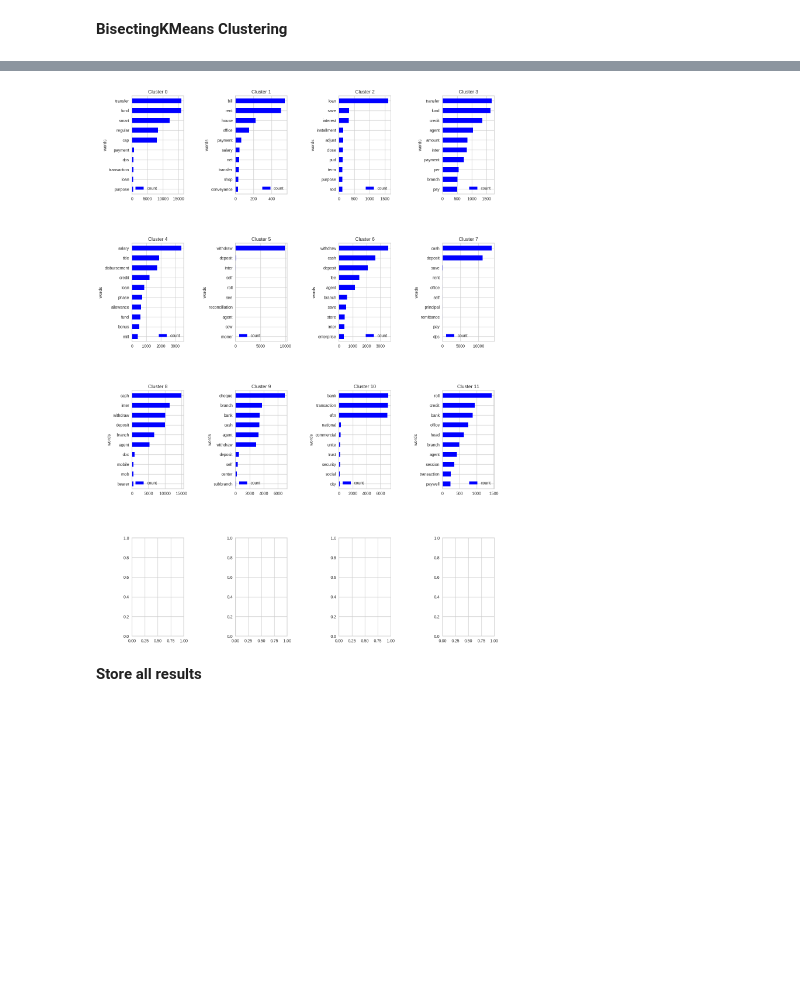
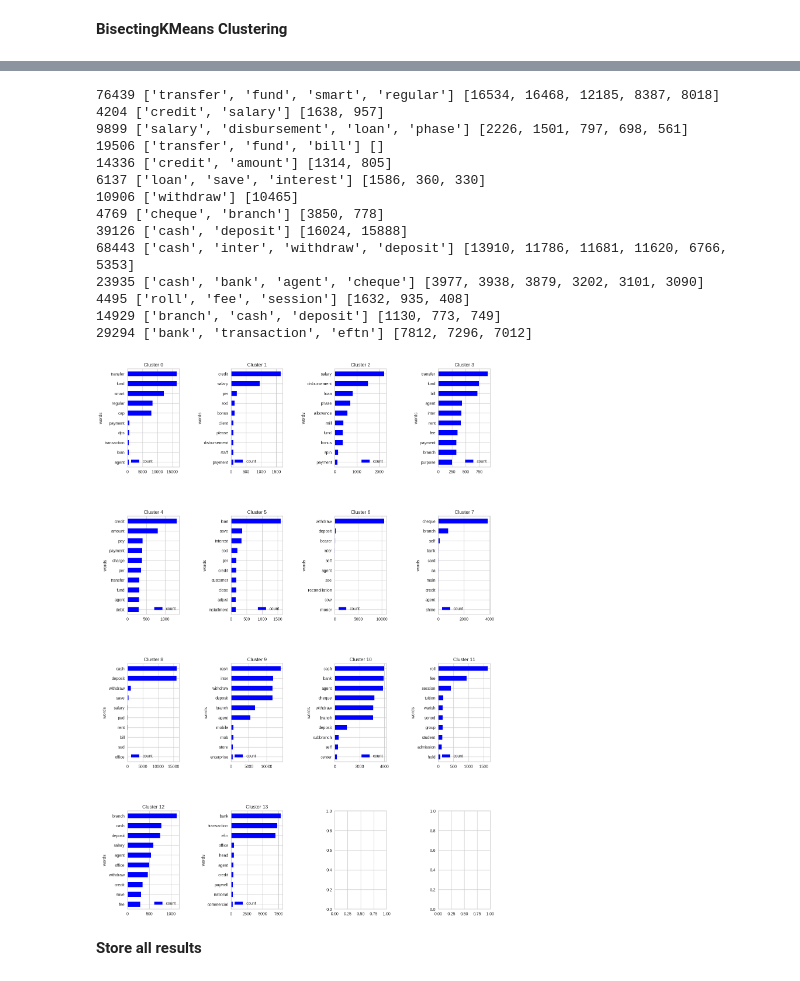
Before and after one commit to hishamcse/Business_Analytics_Transaction_Clustering, a Jupyter notebook: Training_Task.ipynb, the cells around one changed output, grey strips where cells are left out. Drawn from its saved outputs; the diff is of its cells as text; code cells hidden in the pictures; blank space fills up the shorter version.

```diff
--- a/Training_Task.ipynb
+++ b/Training_Task.ipynb
@@ -426,7 +437,7 @@ visualizer.show()        # Finalize and render figure
 # %%
 # calinski_harabasz score analysis
 
-visualizer = KElbowVisualizer(model, k=(11,18),metric='calinski_harabasz', timings= False)
+visualizer = KElbowVisualizer(model, k=(11,18),metric='calinski_harabasz', timings= True)
 visualizer.fit(vectorized_docs)        # Fit the data to the visualizer
 visualizer.show()
 # %% [output]
@@ -503,8 +540,8 @@ visualizer.show()        # Finalize and render figure
 <Axes: title={'center': 'Calinski Harabasz Score Elbow for MiniBatchKMeans Clustering'}, xlabel='k', ylabel='calinski harabasz score'>
 # %%
-batch_cluster_size = 12
+batch_cluster_size = 14
 
-km_batch = MiniBatchKMeans(n_clusters=batch_cluster_size, batch_size=1024).fit(vectorized_docs)
+km_batch = MiniBatchKMeans(n_clusters=batch_cluster_size, batch_size=1024, max_iter = 200).fit(vectorized_docs)
 
 df_clusters_minibatch = pd.DataFrame({
     "narrations": original_narrations,
@@ -534,19 +571,31 @@ import itertools
 import collections
 import matplotlib.pyplot as plt
 
-def perClusterPlot(arr,ax,title):
+most_freq_words_minibatch = [[] for _ in range(batch_cluster_size)]
+
+def perClusterPlot(arr,ax,title, clusterNo):
   lemmatized_tokens = list(arr['tokens'])
   token_list = list(itertools.chain(*lemmatized_tokens))
   counts_no = collections.Counter(token_list)
-  clean_tweets = pd.DataFrame(counts_no.most_common (15), columns=['words', 'count'])
+  clean_tweets = pd.DataFrame(counts_no.most_common (10), columns=['words', 'count'])
   clean_tweets.sort_values(by='count').plot.barh(x='words',y='count',ax=ax,color='blue', title=title)
+  s = sum(counts_no.values())
+  vals = [x[1] for x in counts_no.most_common (10) if (x[1] / s * 100.0) > 5.0]
+  if len(vals) == 0:
+    keys = [x[0] for x in counts_no.most_common (3)]
+  elif len(vals) > 4:
+    keys = [x[0] for x in counts_no.most_common (4)]
+  else:
+    keys = [x[0] for x in counts_no.most_common (len(vals))]
+  print(s, keys, vals)
+  most_freq_words_minibatch[clusterNo].append(keys)
 
 
 fig, ax = plt.subplots(nrows=int(batch_cluster_size / 4 + 1), ncols=4, figsize=(16, 24))
 plt.subplots_adjust(wspace=1, hspace=0.5)
 axe = ax.ravel()
 for i in range(batch_cluster_size):
-   perClusterPlot(df_clusters_minibatch[df_clusters_minibatch["cluster"] == i], axe[i], "Cluster " + str(i))
+   perClusterPlot(df_clusters_minibatch[df_clusters_minibatch["cluster"] == i], axe[i], "Cluster " + str(i), i)
 
 plt.show()
 # %% [output]
@@ -571,8 +634,8 @@ visualizer.show()
 <Axes: title={'center': 'Calinski Harabasz Score Elbow for BisectingKMeans Clustering'}, xlabel='k', ylabel='calinski harabasz score'>
 # %%
-bisect_cluster_size = 12
+bisect_cluster_size = 14
 
-bisect_clustering = BisectingKMeans(n_clusters=bisect_cluster_size).fit(vectorized_docs)
+bisect_clustering = BisectingKMeans(n_clusters=bisect_cluster_size, n_init = 10, random_state=42).fit(vectorized_docs)
 
 df_clusters_bisect = pd.DataFrame({
     "narrations": original_narrations,
@@ -598,27 +661,53 @@ df_clusters_bisect
 # %%
 # frequency plot per cluster (bisect kmeans)
 
 import itertools
 import collections
 import matplotlib.pyplot as plt
 
-def perClusterPlot(arr,ax,title):
+most_freq_words_bisect = [[] for _ in range(bisect_cluster_size)]
+
+def perClusterPlot(arr,ax,title,clusterNo):
   lemmatized_tokens = list(arr['tokens'])
   token_list = list(itertools.chain(*lemmatized_tokens))
   counts_no = collections.Counter(token_list)
   clean_tweets = pd.DataFrame(counts_no.most_common (10), columns=['words', 'count'])
   clean_tweets.sort_values(by='count').plot.barh(x='words',y='count',ax=ax,color='blue', title=title)
+  s = sum(counts_no.values())
+  vals = [x[1] for x in counts_no.most_common (10) if (x[1] / s * 100.0) > 5.0]
+  if len(vals) == 0:
+    keys = [x[0] for x in counts_no.most_common (3)]
+  elif len(vals) > 4:
+    keys = [x[0] for x in counts_no.most_common (4)]
+  else:
+    keys = [x[0] for x in counts_no.most_common (len(vals))]
+  print(s, keys, vals)
+  most_freq_words_bisect[clusterNo].append(keys)
 
 
 fig, ax = plt.subplots(nrows=int(bisect_cluster_size / 4 + 1), ncols=4, figsize=(16, 24))
 plt.subplots_adjust(wspace=1, hspace=0.5)
 axe = ax.ravel()
 for i in range(bisect_cluster_size):
-   perClusterPlot(df_clusters_bisect[df_clusters_bisect["cluster"] == i], axe[i], "Cluster " + str(i))
+   perClusterPlot(df_clusters_bisect[df_clusters_bisect["cluster"] == i], axe[i], "Cluster " + str(i), i)
 
 plt.show()
 # %% [output]
+76439 ['transfer', 'fund', 'smart', 'regular'] [16534, 16468, 12185, 8387, 8018]
+4204 ['credit', 'salary'] [1638, 957]
+9899 ['salary', 'disbursement', 'loan', 'phase'] [2226, 1501, 797, 698, 561]
+19506 ['transfer', 'fund', 'bill'] []
+14336 ['credit', 'amount'] [1314, 805]
+6137 ['loan', 'save', 'interest'] [1586, 360, 330]
+10906 ['withdraw'] [10465]
+4769 ['cheque', 'branch'] [3850, 778]
+39126 ['cash', 'deposit'] [16024, 15888]
+68443 ['cash', 'inter', 'withdraw', 'deposit'] [13910, 11786, 11681, 11620, 6766, 5353]
+23935 ['cash', 'bank', 'agent', 'cheque'] [3977, 3938, 3879, 3202, 3101, 3090]
+4495 ['roll', 'fee', 'session'] [1632, 935, 408]
+14929 ['branch', 'cash', 'deposit'] [1130, 773, 749]
+29294 ['bank', 'transaction', 'eftn'] [7812, 7296, 7012]
-[figure, old version]
+[figure, new version]
 # %% [markdown]
 **Store all results**
 # %%
```
Also changed, not shown: parts of 37 cells of this notebook.
